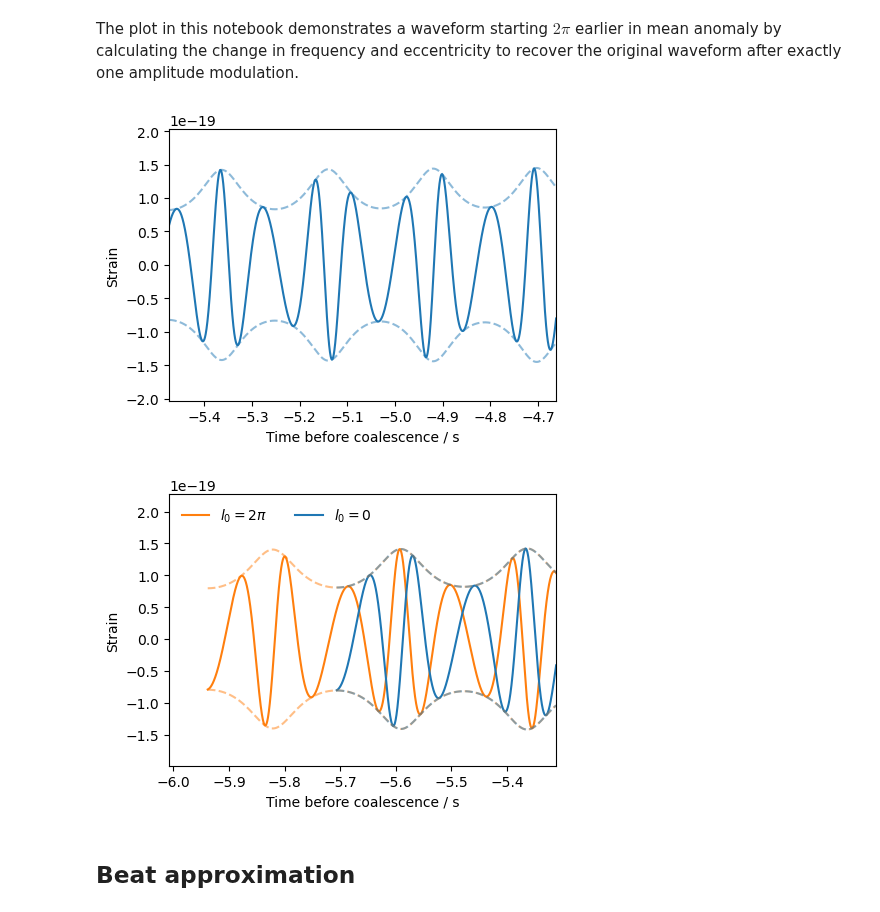
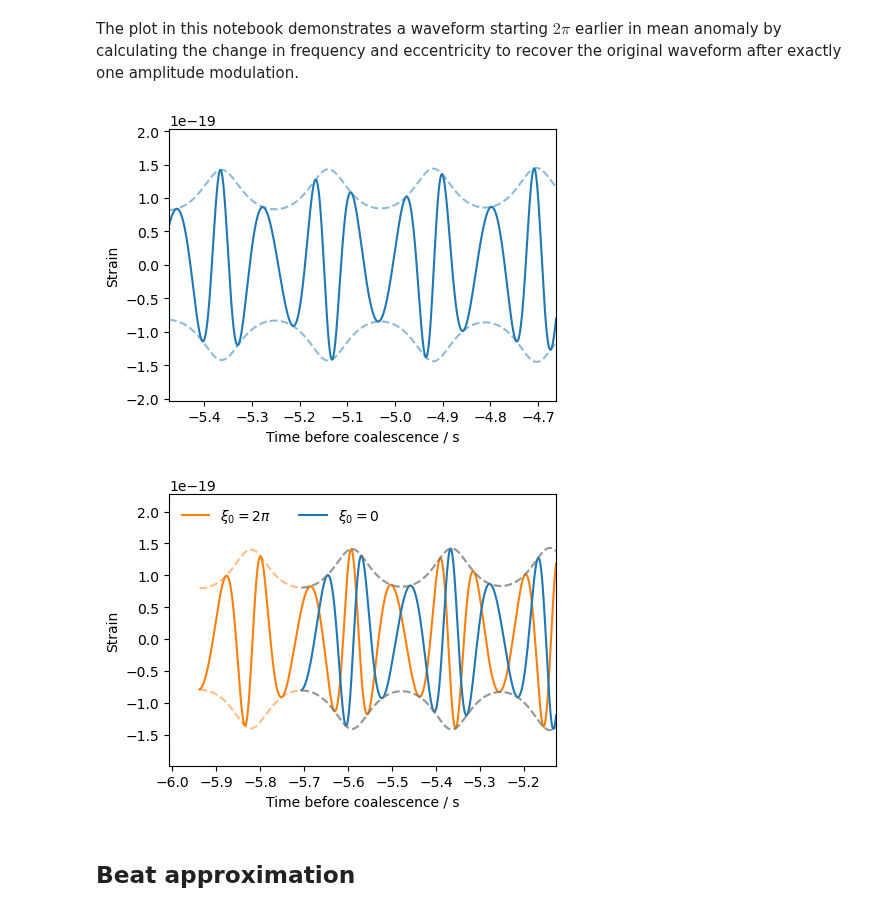
Before and after one commit to BenGPatterson/EccentricHarmonics, a Jupyter notebook: shifting_MA.ipynb, the cells around one changed output. Drawn from its saved outputs; the diff is of its cells as text; code cells hidden in the pictures.

Commit message:
plots for paper draft

```diff
--- a/shifting_MA.ipynb
+++ b/shifting_MA.ipynb
@@ -68,37 +52,37 @@ s = gen_wf(s_f, s_e, chirp2total(chirp, q), q, sample_rate, 'TEOBResumS')
 plt.figure(figsize=(0.75*6.4,0.75*4.8))
 plt.plot(h.sample_times, h.real(), c='C0')
 plt.plot(h.sample_times, np.abs(h), c='C0', ls='dashed', alpha=0.5)
 plt.plot(h.sample_times, -np.abs(h), c='C0', ls='dashed', alpha=0.5)
 plt.xlabel('Time before coalescence / s')
 plt.ylabel('Strain')
 len_2pi = h.sample_times[0]-s.sample_times[0]
 plt.xlim(h.sample_times[0]+1*len_2pi, h.sample_times[0]+4.5*len_2pi)
 max_h = max(np.abs(h[:int(4.5*len_2pi*sample_rate)]))
 plt.ylim(-1.4*max_h, 1.4*max_h)
 plt.tight_layout()
 plt.savefig('Figures/EccWF.png', dpi=450)
 plt.show()
 
 # Make plot, shifting 2 pi in mean anomaly
 plt.figure(figsize=(0.75*6.4,0.75*4.8))
-plt.plot(s.sample_times, s.real(), c='C1', label='$l_0=2\pi$')
-plt.plot(h.sample_times, h.real(), c='C0', label='$l_0=0$')
+plt.plot(s.sample_times, s.real(), c='C1', label='$\\xi_0=2\pi$')
+plt.plot(h.sample_times, h.real(), c='C0', label='$\\xi_0=0$')
 plt.plot(s.sample_times, np.abs(s), c='C1', ls='dashed', alpha=0.5)
 plt.plot(h.sample_times, np.abs(h), c='C0', ls='dashed', alpha=0.5)
 plt.plot(s.sample_times, -np.abs(s), c='C1', ls='dashed', alpha=0.5)
 plt.plot(h.sample_times, -np.abs(h), c='C0', ls='dashed', alpha=0.5)
 plt.legend(loc='upper left', frameon=False, ncol=2)
 plt.xlabel('Time before coalescence / s')
 plt.ylabel('Strain')
 len_2pi = h.sample_times[0]-s.sample_times[0]
-plt.xlim(s.sample_times[0]-0.3*len_2pi, h.sample_times[0]+1.7*len_2pi)
+plt.xlim(s.sample_times[0]-0.3*len_2pi, h.sample_times[0]+2.5*len_2pi)
 max_h = max(np.abs(h[:int(1.7*len_2pi*sample_rate)]))
 plt.ylim(-1.4*max_h, 1.6*max_h)
 plt.tight_layout()
 plt.savefig('Figures/2piMA.png', dpi=450)
 # %% [output]
 [figure]
-[figure, old version]
+[figure, new version]
 # %% [markdown]
 ## Beat approximation
 # %% [markdown]
```
Also changed, not shown: parts of 3 cells of this notebook, 9 other files.
